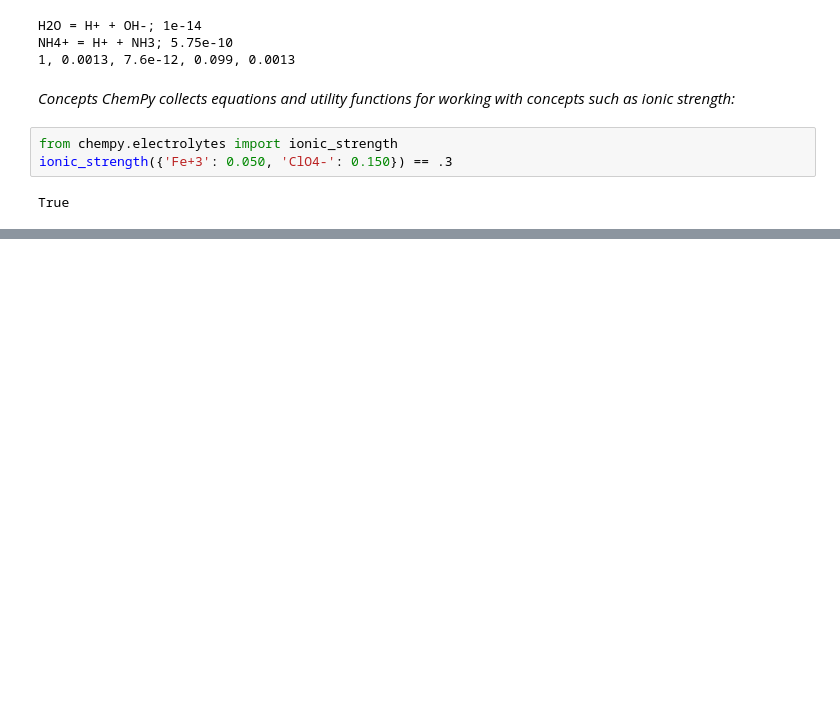
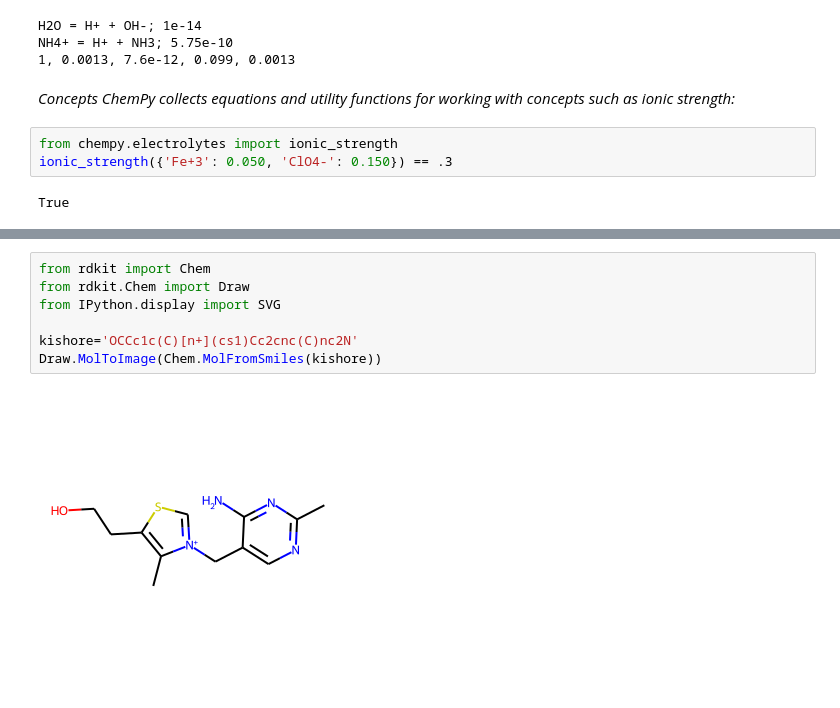
Before and after one commit to mouse-rider/Chemistry_vlab, a Jupyter notebook: Chemistry_Vlab.ipynb, the cells around one changed output, grey strips where cells are left out. Drawn from its saved outputs; the diff is of its cells as text; blank space fills up the shorter version.

```diff
--- a/Chemistry_Vlab.ipynb
+++ b/Chemistry_Vlab.ipynb
@@ -248,0 +278,9 @@ True
+# %%
+from rdkit import Chem
+from rdkit.Chem import Draw
+from IPython.display import SVG
+
+kishore='OCCc1c(C)[n+](cs1)Cc2cnc(C)nc2N'
+Draw.MolToImage(Chem.MolFromSmiles(kishore))
+# %% [output]
+[figure, added]
```
Also changed, not shown: parts of 13 cells of this notebook.
